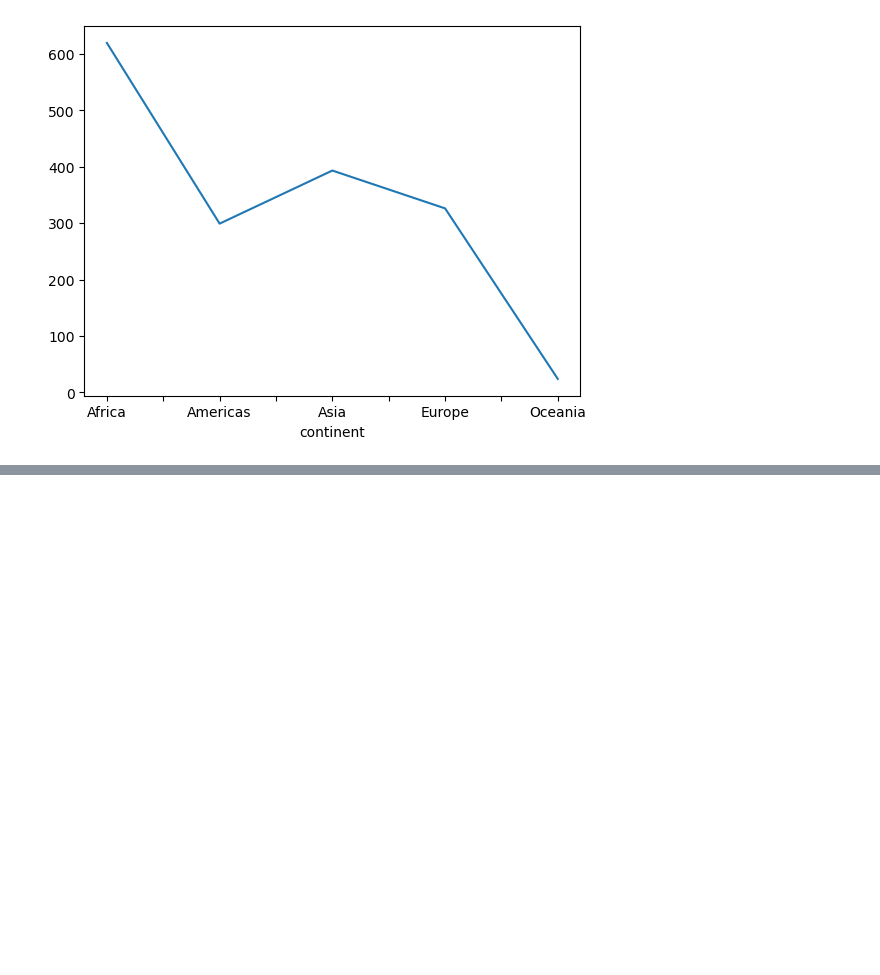
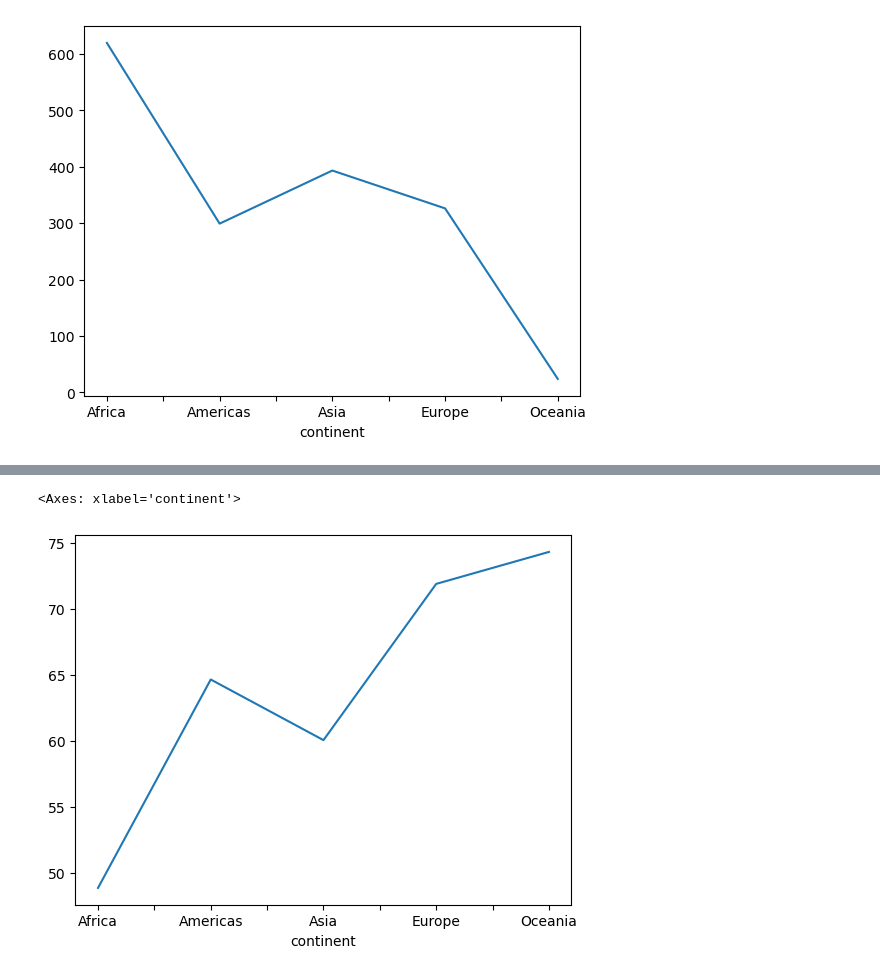
Before and after one commit to W0lf-2505/Python_practice, a Jupyter notebook: Data Analytics with Python/Introduction.ipynb, the cells around one changed output, grey strips where cells are left out. Drawn from its saved outputs; the diff is of its cells as text; code cells hidden in the pictures; blank space fills up the shorter version.

```diff
--- a/Data Analytics with Python/Introduction.ipynb
+++ b/Data Analytics with Python/Introduction.ipynb
@@ -21,0 +52,6 @@ groupdata.plot()
+# %%
+countrygroup = df.groupby('continent')['lifeExp'].mean()
+countrygroup.plot()
+# %% [output]
+<Axes: xlabel='continent'>
+[figure, added]
```
Also changed, not shown: parts of 7 cells of this notebook.
